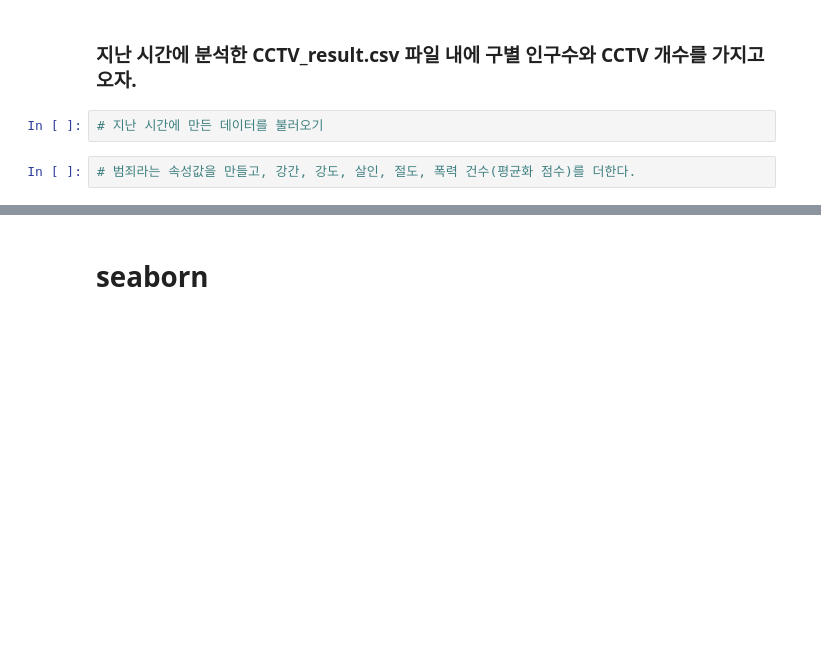
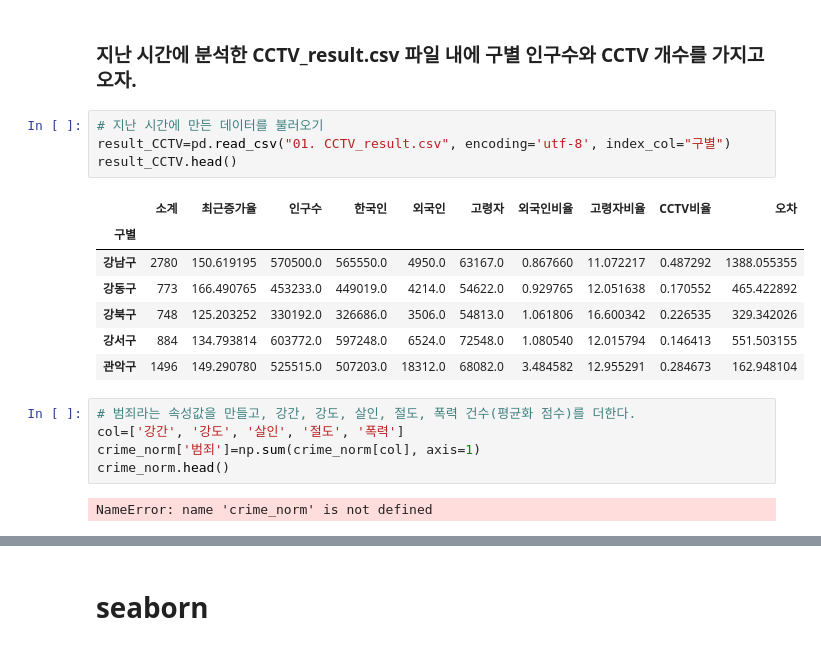
Before and after one commit to lc0217/MgtDatabase2018, a Jupyter notebook: 서울시 범죄현황 분석_student.ipynb, the cells around one changed output, grey strips where cells are left out. Cells and saved outputs as stored; diff of their text form; blank space fills up the shorter version.

```diff
--- a/서울시 범죄현황 분석_student.ipynb
+++ b/서울시 범죄현황 분석_student.ipynb
@@ -387,7 +390,22 @@ crime_norm = pd.DataFrame(x_scaled, columns = col, index = crime.index) # crime_
 ### 지난 시간에 분석한 CCTV_result.csv 파일 내에 구별 인구수와 CCTV 개수를 가지고 오자.
 # %%
 # 지난 시간에 만든 데이터를 불러오기
+result_CCTV=pd.read_csv("01. CCTV_result.csv", encoding='utf-8', index_col="구별")
+result_CCTV.head()
+# %% [output]
+|  | 소계 | 최근증가율 | 인구수 | 한국인 | 외국인 | 고령자 | 외국인비율 | 고령자비율 | CCTV비율 | 오차 |
+| 구별 |  |  |  |  |  |  |  |  |  |  |
+| 강남구 | 2780 | 150.619195 | 570500.0 | 565550.0 | 4950.0 | 63167.0 | 0.867660 | 11.072217 | 0.487292 | 1388.055355 |
+| 강동구 | 773 | 166.490765 | 453233.0 | 449019.0 | 4214.0 | 54622.0 | 0.929765 | 12.051638 | 0.170552 | 465.422892 |
+| 강북구 | 748 | 125.203252 | 330192.0 | 326686.0 | 3506.0 | 54813.0 | 1.061806 | 16.600342 | 0.226535 | 329.342026 |
+| 강서구 | 884 | 134.793814 | 603772.0 | 597248.0 | 6524.0 | 72548.0 | 1.080540 | 12.015794 | 0.146413 | 551.503155 |
+| 관악구 | 1496 | 149.290780 | 525515.0 | 507203.0 | 18312.0 | 68082.0 | 3.484582 | 12.955291 | 0.284673 | 162.948104 |
 # %%
 # 범죄라는 속성값을 만들고, 강간, 강도, 살인, 절도, 폭력 건수(평균화 점수)를 더한다.
+col=['강간', '강도', '살인', '절도', '폭력']
+crime_norm['범죄']=np.sum(crime_norm[col], axis=1)
+crime_norm.head()
+# %% [output]
+NameError: name 'crime_norm' is not defined
 # %%
 # 검거라는 속성값을 만들고, 강간검거율, 강도검거율, 살인검거율, 절도검거율, 폭력검거율 건수(평균화 점수)를 더한다.
```
Also changed, not shown: parts of 11 cells of this notebook.
